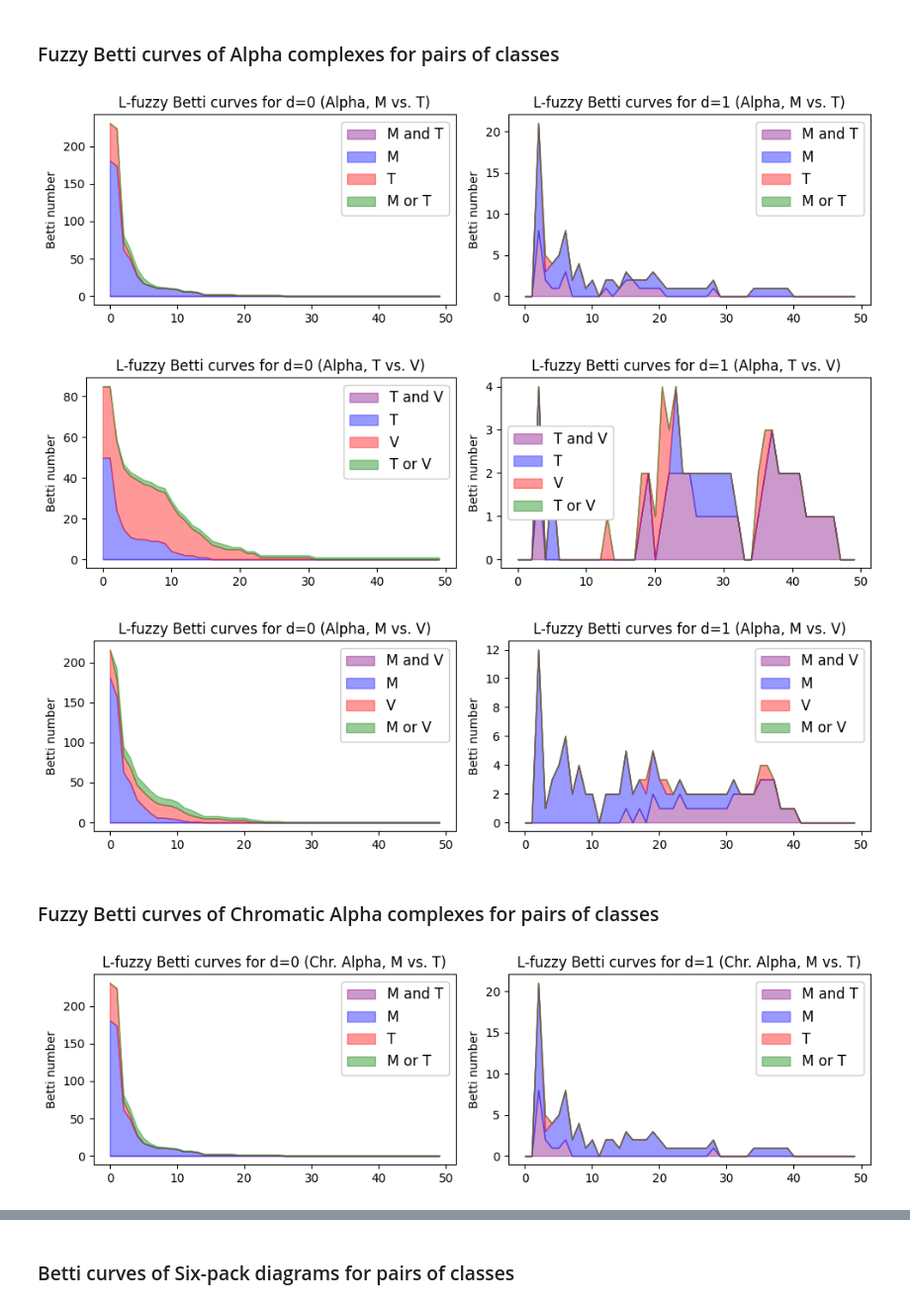
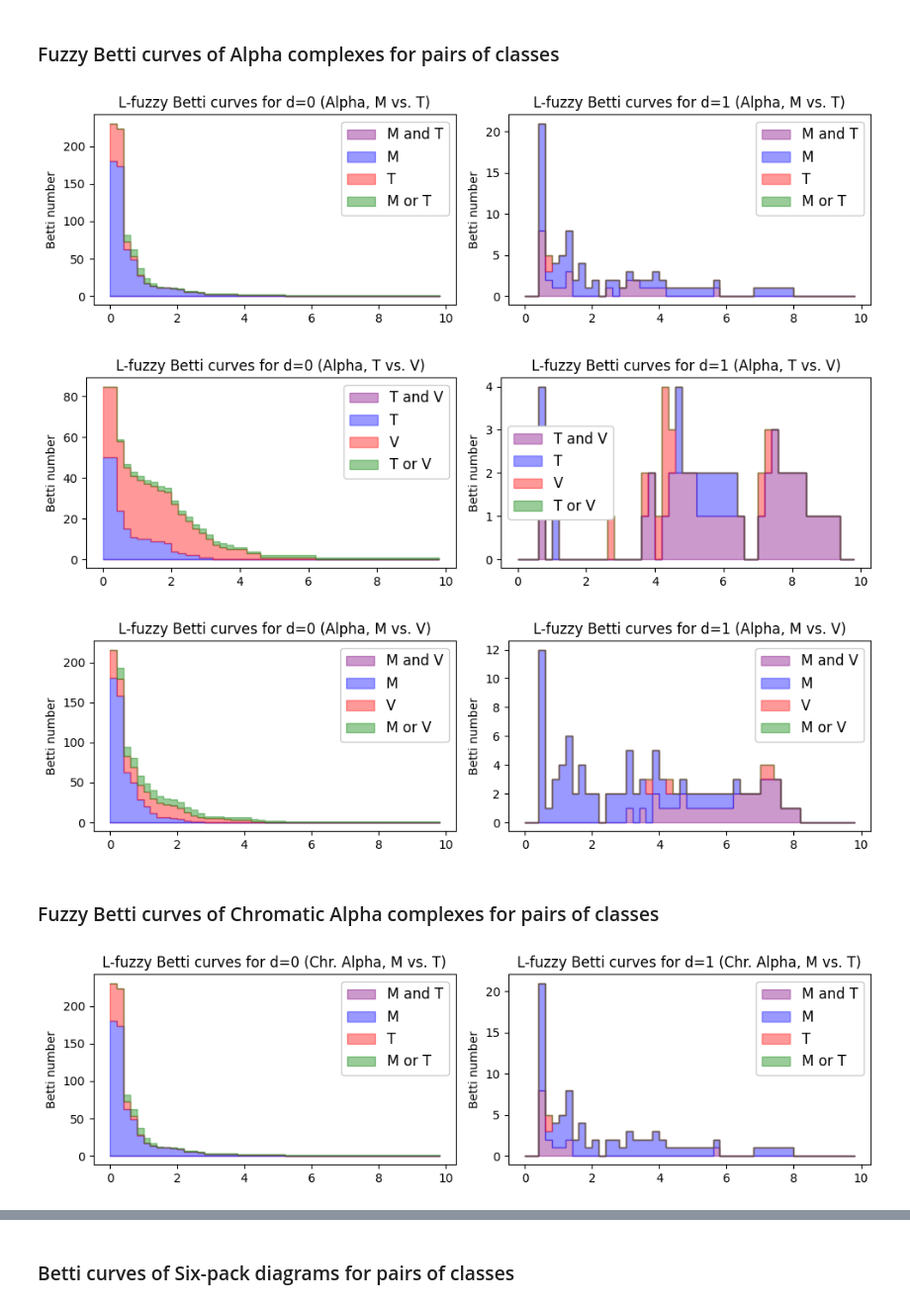
Before and after one commit to JPereraLago/L-fuzzy-Betti-curves, a Jupyter notebook: Experiments/03_Visual_analysis.ipynb, the cells around one changed output, grey strips where cells are left out. Shown at 99% size. Cells and saved outputs as stored; diff of their text form; code cells hidden in the pictures.

```diff
--- a/Experiments/03_Visual_analysis.ipynb
+++ b/Experiments/03_Visual_analysis.ipynb
@@ -17,6 +19,8 @@ df_cap = pd.read_csv('files/xt_calpha.csv')
 cap = df_cap[(df_cap['x'] == x) & (df_cap['t'] == t)]
 df_sp = pd.read_csv('files/xt_sixpack.csv')
 sp = df_sp[(df_sp['x'] == x) & (df_sp['t'] == t)]
+# %%
+x_vector = np.arange(0, 10, 0.2)
 # %% [markdown]
 # Analysis of the selected image
 # %%
@@ -77,12 +81,11 @@ MT1 = np.vstack([
 # %%
 labels = ['M and T', 'M', 'T', 'M or T']
 fig, axes = plt.subplots(1, 2, figsize=(10, 3))
-x_vector = np.arange(50)
 
 cumulative = np.zeros(50)
 for i in range(4):
     new_cumulative = cumulative + MT0[i]
-    axes[0].fill_between(np.arange(50), cumulative, new_cumulative, color=colors[i], alpha=0.4, label=labels[i])
+    axes[0].fill_between(x_vector, cumulative, new_cumulative, color=colors[i], alpha=0.4, label=labels[i],step='post')
     cumulative = new_cumulative
 axes[0].set_title('L-fuzzy Betti curves for d=0 (Alpha, M vs. T)')
 axes[0].set_xlabel('')
@@ -92,7 +95,7 @@ axes[0].legend(fontsize=12, framealpha=1.0)
 cumulative = np.zeros(50)
 for i in range(4):
     new_cumulative = cumulative + MT1[i]
-    axes[1].fill_between(np.arange(50), cumulative, new_cumulative, color=colors[i], alpha=0.4, label=labels[i])
+    axes[1].fill_between(x_vector, cumulative, new_cumulative, color=colors[i], alpha=0.4, label=labels[i],step='post')
     cumulative = new_cumulative
 axes[1].set_title('L-fuzzy Betti curves for d=1 (Alpha, M vs. T)')
 axes[1].set_xlabel('')
@@ -103,7 +106,7 @@ plt.tight_layout()
 plt.savefig(f'plots/id_{x}_t_{t}_mt_alpha.pdf')
 plt.show()
 # %% [output]
-[figure, old version]
+[figure, new version]
 # %%
 TV0 = np.vstack([
     ap.iloc[0,403:453].to_numpy(),
@@ -120,33 +123,32 @@ TV1 = np.vstack([
 # %%
 labels = ['T and V', 'T', 'V', 'T or V']
 fig, axes = plt.subplots(1, 2, figsize=(10, 3))
-x_vector = np.arange(50)
 
 cumulative = np.zeros(50)
 for i in range(4):
     new_cumulative = cumulative + TV0[i]
-    axes[0].fill_between(np.arange(50), cumulative, new_cumulative, color=colors[i], alpha=0.4, label=labels[i])
+    axes[0].fill_between(x_vector, cumulative, new_cumulative, color=colors[i], alpha=0.4, label=labels[i],step='post')
     cumulative = new_cumulative
 axes[0].set_title('L-fuzzy Betti curves for d=0 (Alpha, T vs. V)')
 axes[0].set_xlabel('')
 axes[0].set_ylabel('Betti number')
 axes[0].legend(fontsize=12, framealpha=1.0)
 
 cumulative = np.zeros(50)
 for i in range(4):
     new_cumulative = cumulative + TV1[i]
-    axes[1].fill_between(np.arange(50), cumulative, new_cumulative, color=colors[i], alpha=0.4, label=labels[i])
+    axes[1].fill_between(x_vector, cumulative, new_cumulative, color=colors[i], alpha=0.4, label=labels[i],step='post')
     cumulative = new_cumulative
 axes[1].set_title('L-fuzzy Betti curves for d=1 (Alpha, T vs. V)')
 axes[1].set_xlabel('')
 axes[1].set_ylabel('Betti number')
 axes[1].legend(fontsize=12, framealpha=1.0)
 
 plt.tight_layout()
 plt.savefig(f'plots/id_{x}_t_{t}_tv_alpha.pdf')
 plt.show()
 # %% [output]
-[figure, old version]
+[figure, new version]
 # %%
 MV0 = np.vstack([
     ap.iloc[0,803:853].to_numpy(),
@@ -163,12 +165,11 @@ MV1 = np.vstack([
 # %%
 labels = ['M and V', 'M', 'V', 'M or V']
 fig, axes = plt.subplots(1, 2, figsize=(10, 3))
-x_vector = np.arange(50)
 
 cumulative = np.zeros(50)
 for i in range(4):
     new_cumulative = cumulative + MV0[i]
-    axes[0].fill_between(np.arange(50), cumulative, new_cumulative, color=colors[i], alpha=0.4, label=labels[i])
+    axes[0].fill_between(x_vector, cumulative, new_cumulative, color=colors[i], alpha=0.4, label=labels[i],step='post')
     cumulative = new_cumulative
 axes[0].set_title('L-fuzzy Betti curves for d=0 (Alpha, M vs. V)')
 axes[0].set_xlabel('')
@@ -178,7 +179,7 @@ axes[0].legend(fontsize=12, framealpha=1.0)
 cumulative = np.zeros(50)
 for i in range(4):
     new_cumulative = cumulative + MV1[i]
-    axes[1].fill_between(np.arange(50), cumulative, new_cumulative, color=colors[i], alpha=0.4, label=labels[i])
+    axes[1].fill_between(x_vector, cumulative, new_cumulative, color=colors[i], alpha=0.4, label=labels[i],step='post')
     cumulative = new_cumulative
 axes[1].set_title('L-fuzzy Betti curves for d=1 (Alpha, M vs. V)')
 axes[1].set_xlabel('')
@@ -189,7 +190,7 @@ plt.tight_layout()
 plt.savefig(f'plots/id_{x}_t_{t}_mv_alpha.pdf')
 plt.show()
 # %% [output]
-[figure, old version]
+[figure, new version]
 # %% [markdown]
 ### Fuzzy Betti curves of Chromatic Alpha complexes for pairs of classes
 # %%
@@ -208,12 +209,11 @@ MT1 = np.vstack([
 # %%
 labels = ['M and T', 'M', 'T', 'M or T']
 fig, axes = plt.subplots(1, 2, figsize=(10, 3))
-x_vector = np.arange(50)
 
 cumulative = np.zeros(50)
 for i in range(4):
     new_cumulative = cumulative + MT0[i]
-    axes[0].fill_between(np.arange(50), cumulative, new_cumulative, color=colors[i], alpha=0.4, label=labels[i])
+    axes[0].fill_between(x_vector, cumulative, new_cumulative, color=colors[i], alpha=0.4, label=labels[i],step='post')
     cumulative = new_cumulative
 axes[0].set_title('L-fuzzy Betti curves for d=0 (Chr. Alpha, M vs. T)')
 axes[0].set_xlabel('')
@@ -223,7 +223,7 @@ axes[0].legend(fontsize=12, framealpha=1.0)
 cumulative = np.zeros(50)
 for i in range(4):
     new_cumulative = cumulative + MT1[i]
-    axes[1].fill_between(np.arange(50), cumulative, new_cumulative, color=colors[i], alpha=0.4, label=labels[i])
+    axes[1].fill_between(x_vector, cumulative, new_cumulative, color=colors[i], alpha=0.4, label=labels[i],step='post')
     cumulative = new_cumulative
 axes[1].set_title('L-fuzzy Betti curves for d=1 (Chr. Alpha, M vs. T)')
 axes[1].set_xlabel('')
@@ -234,7 +234,7 @@ plt.tight_layout()
 plt.savefig(f'plots/id_{x}_t_{t}_mt_calpha.pdf')
 plt.show()
 # %% [output]
-[figure, old version]
+[figure, new version]
 # %%
 TV0 = np.vstack([
     cap.iloc[0,403:453].to_numpy(),
```
Also changed, not shown: parts of 11 cells of this notebook, 5 other files.
